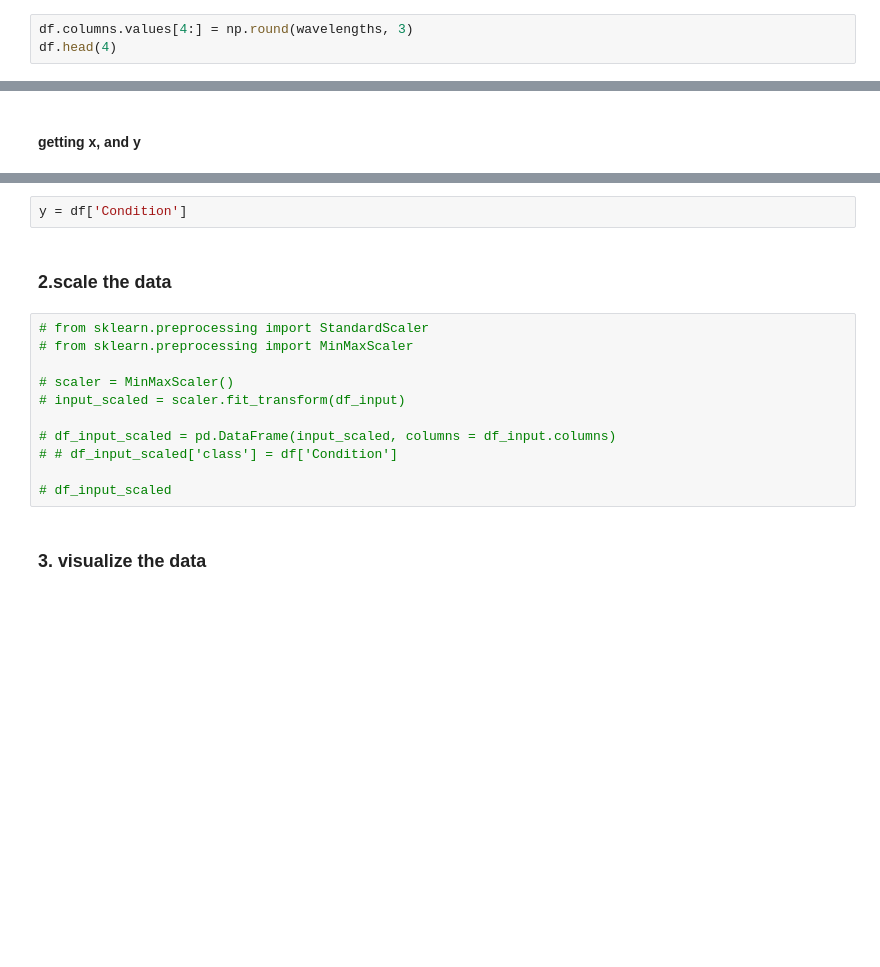
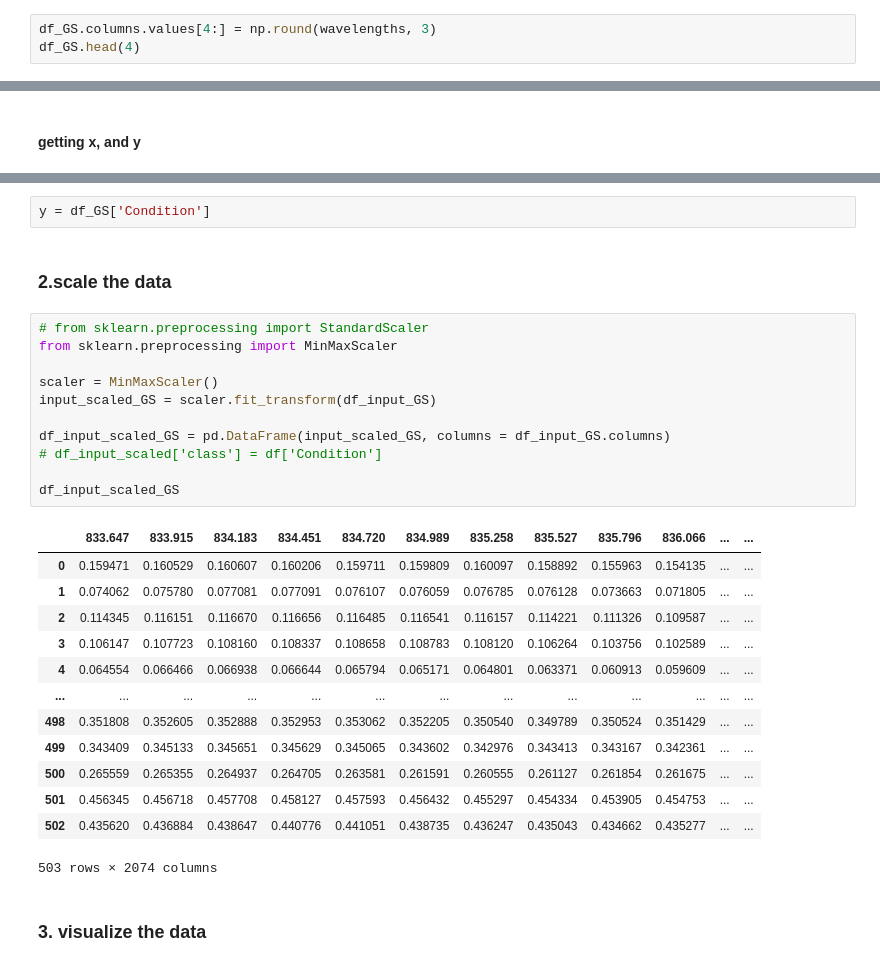
Before and after one commit to eahussein/apple_classification, a Jupyter notebook: workF_imp.ipynb, the cells around one changed output, grey strips where cells are left out. Saved outputs shown, nothing was run; the diff lists cells and outputs as text; blank space fills up the shorter version.

```diff
--- a/workF_imp.ipynb
+++ b/workF_imp.ipynb
@@ -48,8 +48,8 @@ print(str(wavenumbers[0])+", "+ str(wavelengths[0]))
 # %% [output]
 11995.49, 833.6466455309454
 # %%
-df.columns.values[4:] = np.round(wavelengths, 3)
-df.head(4)
+df_GS.columns.values[4:] = np.round(wavelengths, 3)
+df_GS.head(4)
 # %% [output]
 |  | Sample | Condition | Age | Source | 833.647 | 833.915 | 834.183 | 834.451 | 834.72 | 834.989 | ... | ... |
 | 0 | GS-ch-bruise1h-10a | B | 1h | S1 | -0.113748 | -0.113815 | -0.114197 | -0.114321 | -0.114032 | -0.113495 | ... | ... |
@@ -88,20 +88,34 @@ df_input
 | 502 | 0.041177 | 0.041673 | 0.042308 | 0.043298 | 0.043552 | 0.042483 | 0.041469 | 0.041463 | 0.041921 | 0.042606 | ... | ... |
 503 rows × 2074 columns
 # %%
-y = df['Condition']
+y = df_GS['Condition']
 # %% [markdown]
 ### 2.scale the data
 # %%
 # from sklearn.preprocessing import StandardScaler
-# from sklearn.preprocessing import MinMaxScaler
+from sklearn.preprocessing import MinMaxScaler
 
-# scaler = MinMaxScaler()
-# input_scaled = scaler.fit_transform(df_input)
+scaler = MinMaxScaler()
+input_scaled_GS = scaler.fit_transform(df_input_GS)
 
-# df_input_scaled = pd.DataFrame(input_scaled, columns = df_input.columns)
-# # df_input_scaled['class'] = df['Condition']
+df_input_scaled_GS = pd.DataFrame(input_scaled_GS, columns = df_input_GS.columns)
+# df_input_scaled['class'] = df['Condition']
 
-# df_input_scaled
+df_input_scaled_GS
+# %% [output]
+|  | 833.647 | 833.915 | 834.183 | 834.451 | 834.720 | 834.989 | 835.258 | 835.527 | 835.796 | 836.066 | ... | ... |
+| 0 | 0.159471 | 0.160529 | 0.160607 | 0.160206 | 0.159711 | 0.159809 | 0.160097 | 0.158892 | 0.155963 | 0.154135 | ... | ... |
+| 1 | 0.074062 | 0.075780 | 0.077081 | 0.077091 | 0.076107 | 0.076059 | 0.076785 | 0.076128 | 0.073663 | 0.071805 | ... | ... |
+| 2 | 0.114345 | 0.116151 | 0.116670 | 0.116656 | 0.116485 | 0.116541 | 0.116157 | 0.114221 | 0.111326 | 0.109587 | ... | ... |
+| 3 | 0.106147 | 0.107723 | 0.108160 | 0.108337 | 0.108658 | 0.108783 | 0.108120 | 0.106264 | 0.103756 | 0.102589 | ... | ... |
+| 4 | 0.064554 | 0.066466 | 0.066938 | 0.066644 | 0.065794 | 0.065171 | 0.064801 | 0.063371 | 0.060913 | 0.059609 | ... | ... |
+| ... | ... | ... | ... | ... | ... | ... | ... | ... | ... | ... | ... | ... |
+| 498 | 0.351808 | 0.352605 | 0.352888 | 0.352953 | 0.353062 | 0.352205 | 0.350540 | 0.349789 | 0.350524 | 0.351429 | ... | ... |
+| 499 | 0.343409 | 0.345133 | 0.345651 | 0.345629 | 0.345065 | 0.343602 | 0.342976 | 0.343413 | 0.343167 | 0.342361 | ... | ... |
+| 500 | 0.265559 | 0.265355 | 0.264937 | 0.264705 | 0.263581 | 0.261591 | 0.260555 | 0.261127 | 0.261854 | 0.261675 | ... | ... |
+| 501 | 0.456345 | 0.456718 | 0.457708 | 0.458127 | 0.457593 | 0.456432 | 0.455297 | 0.454334 | 0.453905 | 0.454753 | ... | ... |
+| 502 | 0.435620 | 0.436884 | 0.438647 | 0.440776 | 0.441051 | 0.438735 | 0.436247 | 0.435043 | 0.434662 | 0.435277 | ... | ... |
+503 rows × 2074 columns
 # %% [markdown]
 ### 3. visualize the data
 # %%
```
Also changed, not shown: parts of 12 cells of this notebook, 3 other files.
